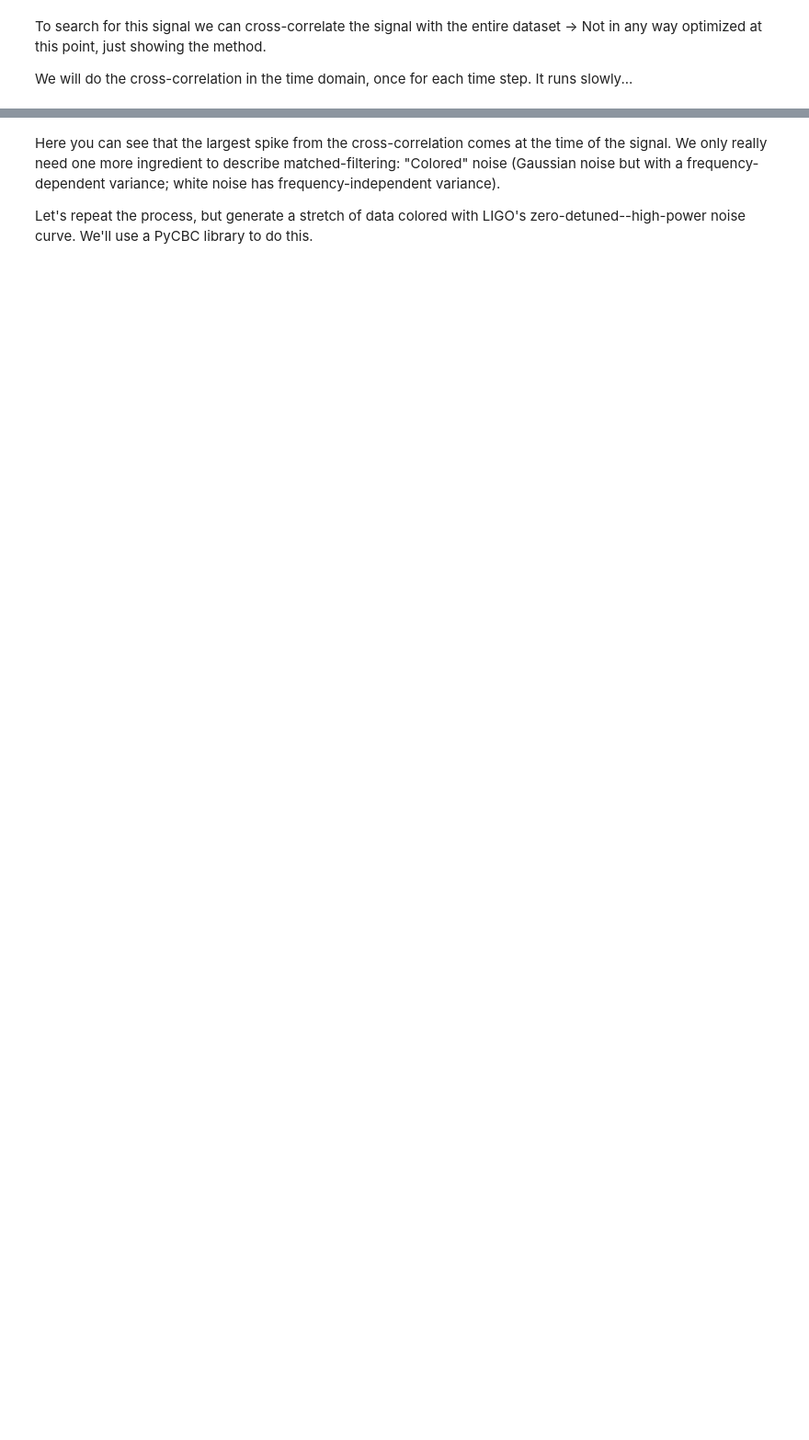
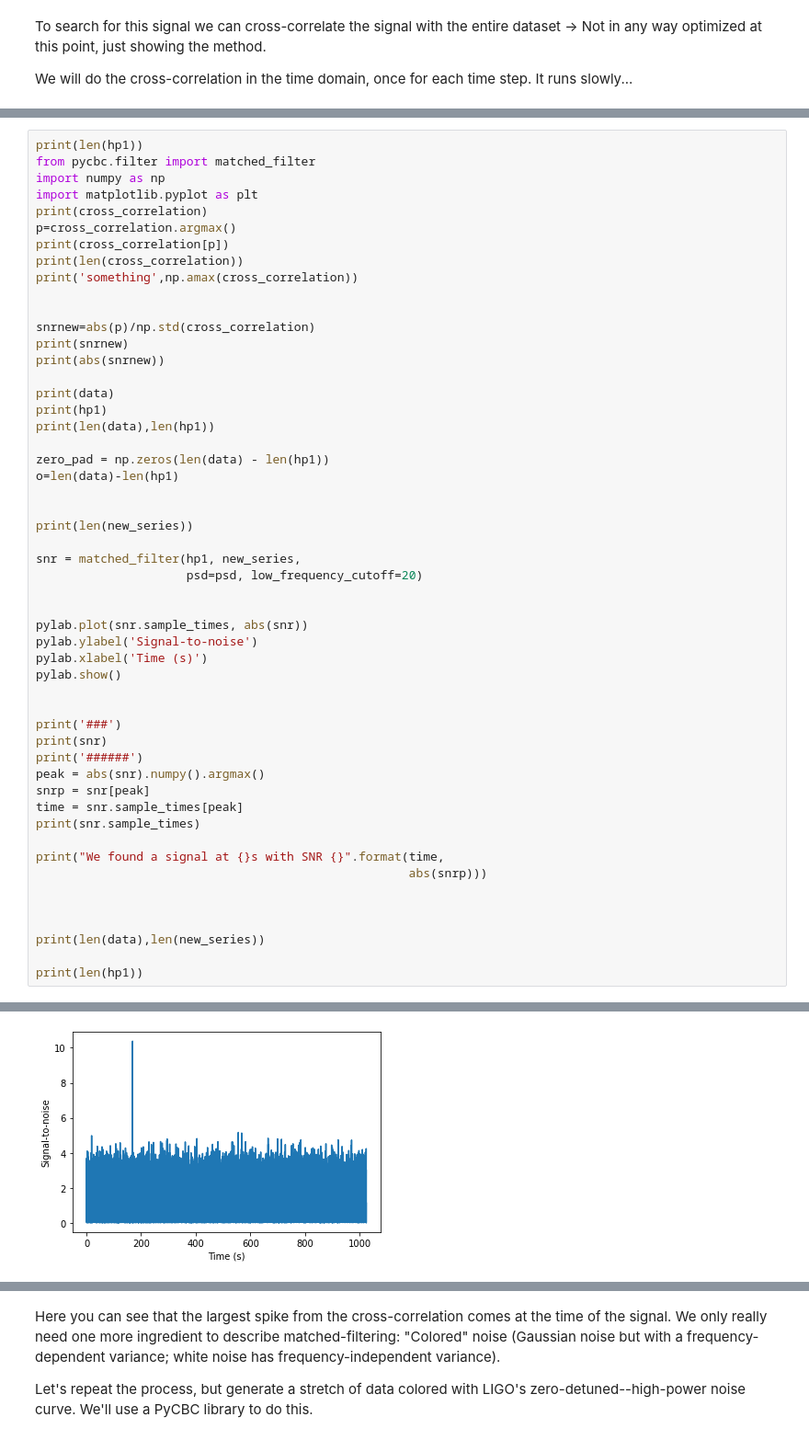
Before and after one commit to Syed-OAUJ/OAUJ_Class, a Jupyter notebook: Day_2/Tuto_2.1_Matched_filtering_introduction.ipynb, the cells around one changed output, grey strips where cells are left out. Shown at 92% size. Cells and saved outputs as stored; diff of their text form; blank space fills up the shorter version.

```diff
--- a/Day_2/Tuto_2.1_Matched_filtering_introduction.ipynb
+++ b/Day_2/Tuto_2.1_Matched_filtering_introduction.ipynb
@@ -235,0 +158,53 @@ Text(0, 0.5, 'Cross-correlation')
+# %%
+print(len(hp1))
+from pycbc.filter import matched_filter
+import numpy as np
+import matplotlib.pyplot as plt
+print(cross_correlation)
+p=cross_correlation.argmax()
+print(cross_correlation[p])
+print(len(cross_correlation))
+print('something',np.amax(cross_correlation))
+
+
+snrnew=abs(p)/np.std(cross_correlation)
+print(snrnew)
+print(abs(snrnew))
+
+print(data)
+print(hp1)
+print(len(data),len(hp1))
+
+zero_pad = np.zeros(len(data) - len(hp1))
+o=len(data)-len(hp1)
+
+
+print(len(new_series))
+
+snr = matched_filter(hp1, new_series,
+                     psd=psd, low_frequency_cutoff=20)
+
+
+pylab.plot(snr.sample_times, abs(snr))
+pylab.ylabel('Signal-to-noise')
+pylab.xlabel('Time (s)')
+pylab.show()
+
+
+print('###')
+print(snr)
+print('######')
+peak = abs(snr).numpy().argmax()
+snrp = snr[peak]
+time = snr.sample_times[peak]
+print(snr.sample_times)
+
+print("We found a signal at {}s with SNR {}".format(time,
+                                                    abs(snrp)))
+
+
+
+print(len(data),len(new_series))
+
+print(len(hp1))
+# %% [output]
@@ -235,0 +225 @@ Text(0, 0.5, 'Cross-correlation')
+[figure, added]
```
Also changed, not shown: parts of 11 cells of this notebook.
